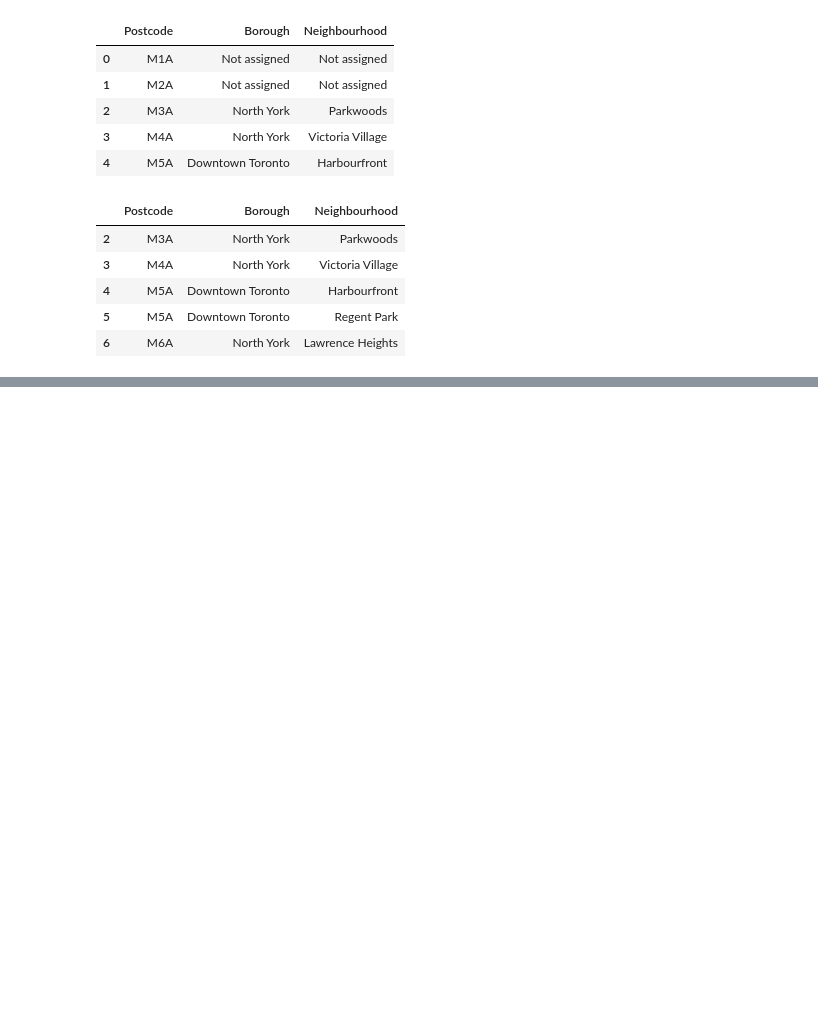
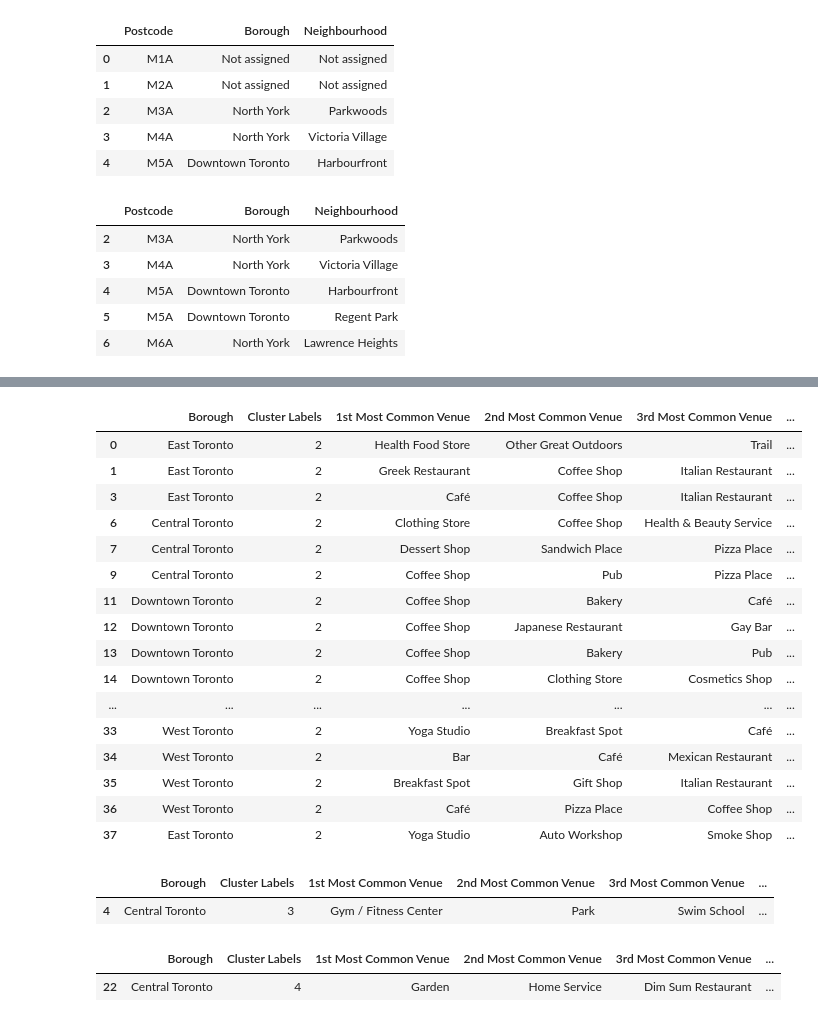
Before and after one commit to toycheng/Coursera_Capstone, a Jupyter notebook: Capstone week 3.ipynb, the cells around one changed output, grey strips where cells are left out. Drawn from its saved outputs; the diff is of its cells as text; code cells hidden in the pictures; blank space fills up the shorter version.

```diff
--- a/Capstone week 3.ipynb
+++ b/Capstone week 3.ipynb
@@ -82,0 +396,9 @@ table1.shape
+# %%
+#Let put them into pandas dataframe
+
+#sort the venues in descending order
+def return_most_common_venues(row, num_top_venues):
+    row_categories = row.iloc[1:]
+    row_categories_sorted = row_categories.sort_values(ascending=False)
+
+    return row_categories_sorted.index.values[0:num_top_venues]
@@ -82,0 +434,13 @@ table1.shape
+# %%
+#Cluster Neighborhoods
+
+# set number of clusters
+kclusters = 5
+
+toronto_grouped_clustering = toronto_grouped.drop('Neighborhood', 1)
+
+# run k-means clustering
+kmeans = KMeans(n_clusters=kclusters, random_state=0).fit(toronto_grouped_clustering)
+
+# check cluster labels generated for each row in the dataframe
+kmeans.labels_[0:10]
@@ -82,0 +449,13 @@ table1.shape
+# %%
+#Create a new dataframe that includes the cluster as well as the top 10 venues for each neighborhood
+
+# add clustering labels
+neighborhoods_venues_sorted.insert(0, 'Cluster Labels', kmeans.labels_)
+
+toronto_merged = toronto_table
+toronto_merged = toronto_merged.rename({'Neighbourhood': 'Neighborhood'}, axis='columns')
+
+# merge toronto_grouped with toronto_data to add latitude/longitude for each neighborhood
+toronto_merged = toronto_merged.join(neighborhoods_venues_sorted.set_index('Neighborhood'), on='Neighborhood')
+
+toronto_merged.head() # check the last columns!
@@ -82,0 +512,33 @@ table1.shape
+# %%
+#Cluster 3
+toronto_merged.loc[toronto_merged['Cluster Labels'] == 2, toronto_merged.columns[[1] + list(range(5, toronto_merged.shape[1]))]]
+# %% [output]
+|  | Borough | Cluster Labels | 1st Most Common Venue | 2nd Most Common Venue | 3rd Most Common Venue | ... |
+| 0 | East Toronto | 2 | Health Food Store | Other Great Outdoors | Trail | ... |
+| 1 | East Toronto | 2 | Greek Restaurant | Coffee Shop | Italian Restaurant | ... |
+| 3 | East Toronto | 2 | Café | Coffee Shop | Italian Restaurant | ... |
+| 6 | Central Toronto | 2 | Clothing Store | Coffee Shop | Health & Beauty Service | ... |
+| 7 | Central Toronto | 2 | Dessert Shop | Sandwich Place | Pizza Place | ... |
+| 9 | Central Toronto | 2 | Coffee Shop | Pub | Pizza Place | ... |
+| 11 | Downtown Toronto | 2 | Coffee Shop | Bakery | Café | ... |
+| 12 | Downtown Toronto | 2 | Coffee Shop | Japanese Restaurant | Gay Bar | ... |
+| 13 | Downtown Toronto | 2 | Coffee Shop | Bakery | Pub | ... |
+| 14 | Downtown Toronto | 2 | Coffee Shop | Clothing Store | Cosmetics Shop | ... |
+| ... | ... | ... | ... | ... | ... | ... |
+| 33 | West Toronto | 2 | Yoga Studio | Breakfast Spot | Café | ... |
+| 34 | West Toronto | 2 | Bar | Café | Mexican Restaurant | ... |
+| 35 | West Toronto | 2 | Breakfast Spot | Gift Shop | Italian Restaurant | ... |
+| 36 | West Toronto | 2 | Café | Pizza Place | Coffee Shop | ... |
+| 37 | East Toronto | 2 | Yoga Studio | Auto Workshop | Smoke Shop | ... |
+# %%
+#Cluster 4
+toronto_merged.loc[toronto_merged['Cluster Labels'] == 3, toronto_merged.columns[[1] + list(range(5, toronto_merged.shape[1]))]]
+# %% [output]
+|  | Borough | Cluster Labels | 1st Most Common Venue | 2nd Most Common Venue | 3rd Most Common Venue | ... |
+| 4 | Central Toronto | 3 | Gym / Fitness Center | Park | Swim School | ... |
+# %%
+#Cluster 5
+toronto_merged.loc[toronto_merged['Cluster Labels'] == 4, toronto_merged.columns[[1] + list(range(5, toronto_merged.shape[1]))]]
+# %% [output]
+|  | Borough | Cluster Labels | 1st Most Common Venue | 2nd Most Common Venue | 3rd Most Common Venue | ... |
+| 22 | Central Toronto | 4 | Garden | Home Service | Dim Sum Restaurant | ... |
```
Also changed, not shown: parts of 34 cells of this notebook.
